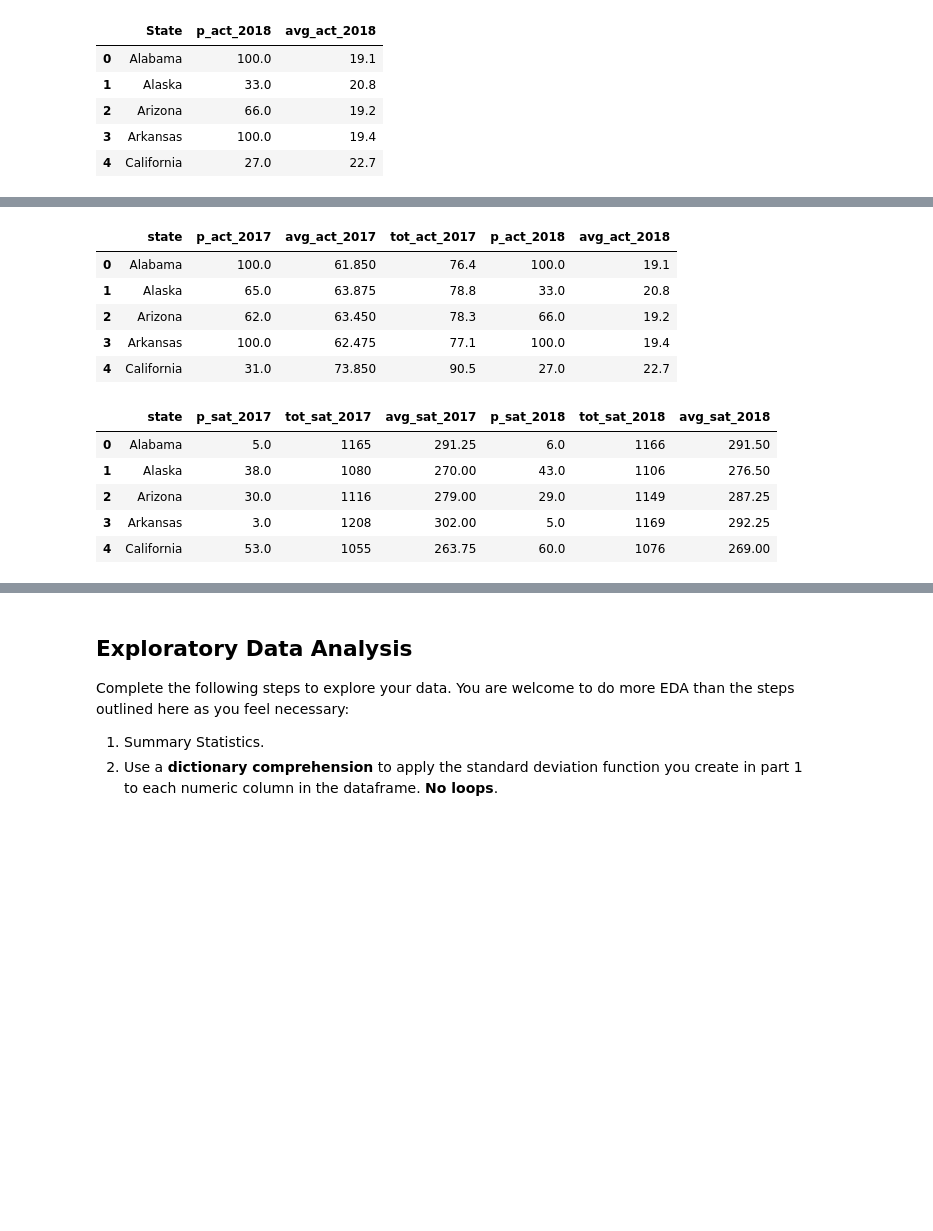
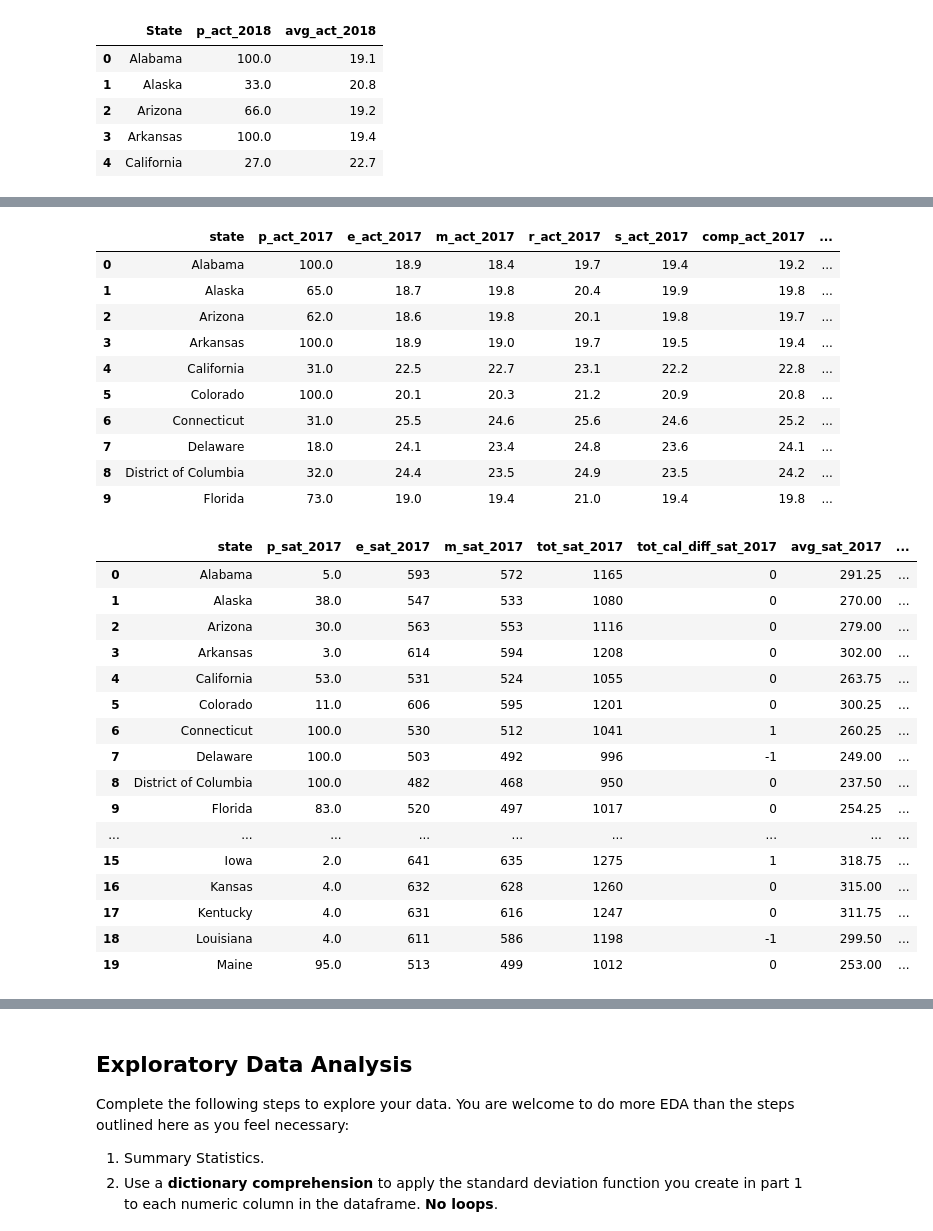
Before and after one commit to Jazreelw/DSI-24-Project, a Jupyter notebook: project_1/code/Jazreel_Woo_Project_1.ipynb, the cells around one changed output, grey strips where cells are left out. Cells and saved outputs as stored; diff of their text form; code cells hidden in the pictures; blank space fills up the shorter version.

```diff
--- a/project_1/code/Jazreel_Woo_Project_1.ipynb
+++ b/project_1/code/Jazreel_Woo_Project_1.ipynb
@@ -206,0 +435,7 @@ act_2017.head()
+# %%
+# to calculate if figure provided in composite is correct for sat_2017
+# using the average of total of English, Math, Reading and Science, - Composite
+sat_2017['tot_cal_diff_sat_2017'] = (
+    (sat_2017['Evidence-Based Reading and Writing'] + sat_2017['Math']
+)- sat_2017['Total']
+)
@@ -206,0 +474,7 @@ act_2017.head()
+# %%
+# to calculate if figure provided in composite is correct for sat_2018
+# using the average of total of English, Math, Reading and Science, - Composite
+sat_2018['tot_cal_diff_sat_2018'] = (
+    (sat_2018['Evidence-Based Reading and Writing'] + sat_2018['Math']
+)- sat_2018['Total']
+)
@@ -254,16 +541,21 @@ act_2018.columns = act_2018.columns.str.lower()
 # %%
 # merging act 2017 and 2018
 act_2017_and_2018 = act_2017.merge(act_2018, on = "state", how = 'right')
-act_2017_and_2018.head()
+act_2017_and_2018.head(10)
 # %% [output]
-|  | state | p_act_2017 | avg_act_2017 | tot_act_2017 | p_act_2018 | avg_act_2018 |
-| 0 | Alabama | 100.0 | 61.850 | 76.4 | 100.0 | 19.1 |
-| 1 | Alaska | 65.0 | 63.875 | 78.8 | 33.0 | 20.8 |
-| 2 | Arizona | 62.0 | 63.450 | 78.3 | 66.0 | 19.2 |
-| 3 | Arkansas | 100.0 | 62.475 | 77.1 | 100.0 | 19.4 |
-| 4 | California | 31.0 | 73.850 | 90.5 | 27.0 | 22.7 |
+|  | state | p_act_2017 | e_act_2017 | m_act_2017 | r_act_2017 | s_act_2017 | comp_act_2017 | ... |
+| 0 | Alabama | 100.0 | 18.9 | 18.4 | 19.7 | 19.4 | 19.2 | ... |
+| 1 | Alaska | 65.0 | 18.7 | 19.8 | 20.4 | 19.9 | 19.8 | ... |
+| 2 | Arizona | 62.0 | 18.6 | 19.8 | 20.1 | 19.8 | 19.7 | ... |
+| 3 | Arkansas | 100.0 | 18.9 | 19.0 | 19.7 | 19.5 | 19.4 | ... |
+| 4 | California | 31.0 | 22.5 | 22.7 | 23.1 | 22.2 | 22.8 | ... |
+| 5 | Colorado | 100.0 | 20.1 | 20.3 | 21.2 | 20.9 | 20.8 | ... |
+| 6 | Connecticut | 31.0 | 25.5 | 24.6 | 25.6 | 24.6 | 25.2 | ... |
+| 7 | Delaware | 18.0 | 24.1 | 23.4 | 24.8 | 23.6 | 24.1 | ... |
+| 8 | District of Columbia | 32.0 | 24.4 | 23.5 | 24.9 | 23.5 | 24.2 | ... |
+| 9 | Florida | 73.0 | 19.0 | 19.4 | 21.0 | 19.4 | 19.8 | ... |
 # %%
-# renaming columns for act participation
+# renaming columns for sat 2017 and 2018
 sat_2017.rename(
     columns={'participation': 'p_sat_2017'}, inplace=True)
 sat_2018.rename(
@@ -272,10 +564,14 @@ sat_2017.rename(
     columns={'total': 'tot_sat_2017'}, inplace=True)
 sat_2018.rename(
     columns={'total': 'tot_sat_2018'}, inplace=True)
+sat_2017.rename(
+    columns={'evidence-based reading and writing': 'e_sat_2017'}, inplace=True)
+sat_2018.rename(
+    columns={'evidence-based reading and writing': 'e_sat_2018'}, inplace=True)
+sat_2017.rename(
+    columns={'math': 'm_sat_2017'}, inplace=True)
+sat_2018.rename(
+    columns={'math': 'm_sat_2018'}, inplace=True)
-# %%
-#drop unused columns for sat_2017
-sat_2017.drop(['evidence-based reading and writing', 'math'], axis=1, inplace=True)
-sat_2018.drop(['evidence-based reading and writing', 'math'], axis=1, inplace=True)
 # %%
 # finding avg for sat_2017
 sat_2017['avg_sat_2017'] = sat_2017['tot_sat_2017']/4
@@ -283,11 +579,22 @@ sat_2018['avg_sat_2018'] = sat_2018['tot_sat_2018']/4
 # %%
 # merging sat 2017 and 2018
 sat_2017_and_2018 = sat_2017.merge(sat_2018, on = "state", how = 'right')
-sat_2017_and_2018.head()
+sat_2017_and_2018.head(20)
 # %% [output]
-|  | state | p_sat_2017 | tot_sat_2017 | avg_sat_2017 | p_sat_2018 | tot_sat_2018 | avg_sat_2018 |
-| 0 | Alabama | 5.0 | 1165 | 291.25 | 6.0 | 1166 | 291.50 |
-| 1 | Alaska | 38.0 | 1080 | 270.00 | 43.0 | 1106 | 276.50 |
-| 2 | Arizona | 30.0 | 1116 | 279.00 | 29.0 | 1149 | 287.25 |
-| 3 | Arkansas | 3.0 | 1208 | 302.00 | 5.0 | 1169 | 292.25 |
-| 4 | California | 53.0 | 1055 | 263.75 | 60.0 | 1076 | 269.00 |
+|  | state | p_sat_2017 | e_sat_2017 | m_sat_2017 | tot_sat_2017 | tot_cal_diff_sat_2017 | avg_sat_2017 | ... |
+| 0 | Alabama | 5.0 | 593 | 572 | 1165 | 0 | 291.25 | ... |
+| 1 | Alaska | 38.0 | 547 | 533 | 1080 | 0 | 270.00 | ... |
+| 2 | Arizona | 30.0 | 563 | 553 | 1116 | 0 | 279.00 | ... |
+| 3 | Arkansas | 3.0 | 614 | 594 | 1208 | 0 | 302.00 | ... |
+| 4 | California | 53.0 | 531 | 524 | 1055 | 0 | 263.75 | ... |
+| 5 | Colorado | 11.0 | 606 | 595 | 1201 | 0 | 300.25 | ... |
+| 6 | Connecticut | 100.0 | 530 | 512 | 1041 | 1 | 260.25 | ... |
+| 7 | Delaware | 100.0 | 503 | 492 | 996 | -1 | 249.00 | ... |
+| 8 | District of Columbia | 100.0 | 482 | 468 | 950 | 0 | 237.50 | ... |
+| 9 | Florida | 83.0 | 520 | 497 | 1017 | 0 | 254.25 | ... |
+| ... | ... | ... | ... | ... | ... | ... | ... | ... |
+| 15 | Iowa | 2.0 | 641 | 635 | 1275 | 1 | 318.75 | ... |
+| 16 | Kansas | 4.0 | 632 | 628 | 1260 | 0 | 315.00 | ... |
+| 17 | Kentucky | 4.0 | 631 | 616 | 1247 | 0 | 311.75 | ... |
+| 18 | Louisiana | 4.0 | 611 | 586 | 1198 | -1 | 299.50 | ... |
+| 19 | Maine | 95.0 | 513 | 499 | 1012 | 0 | 253.00 | ... |
```
Also changed, not shown: parts of 97 cells of this notebook, 2 other files.
